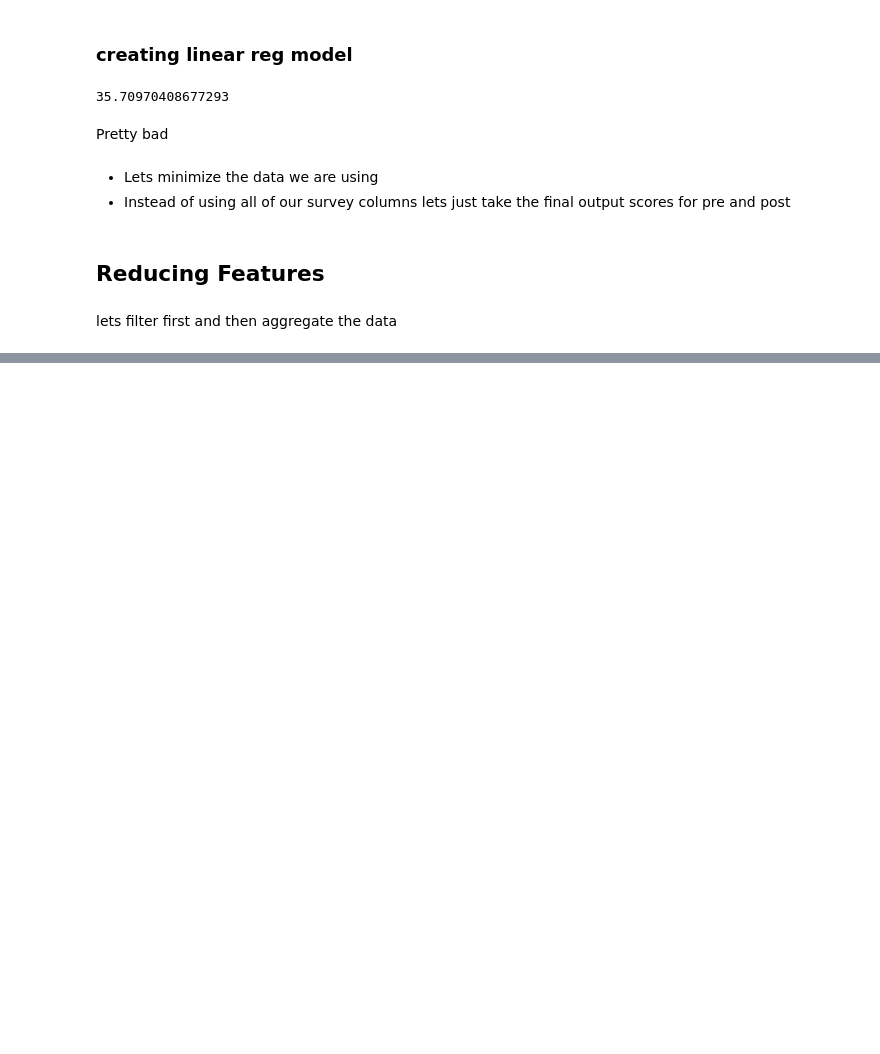
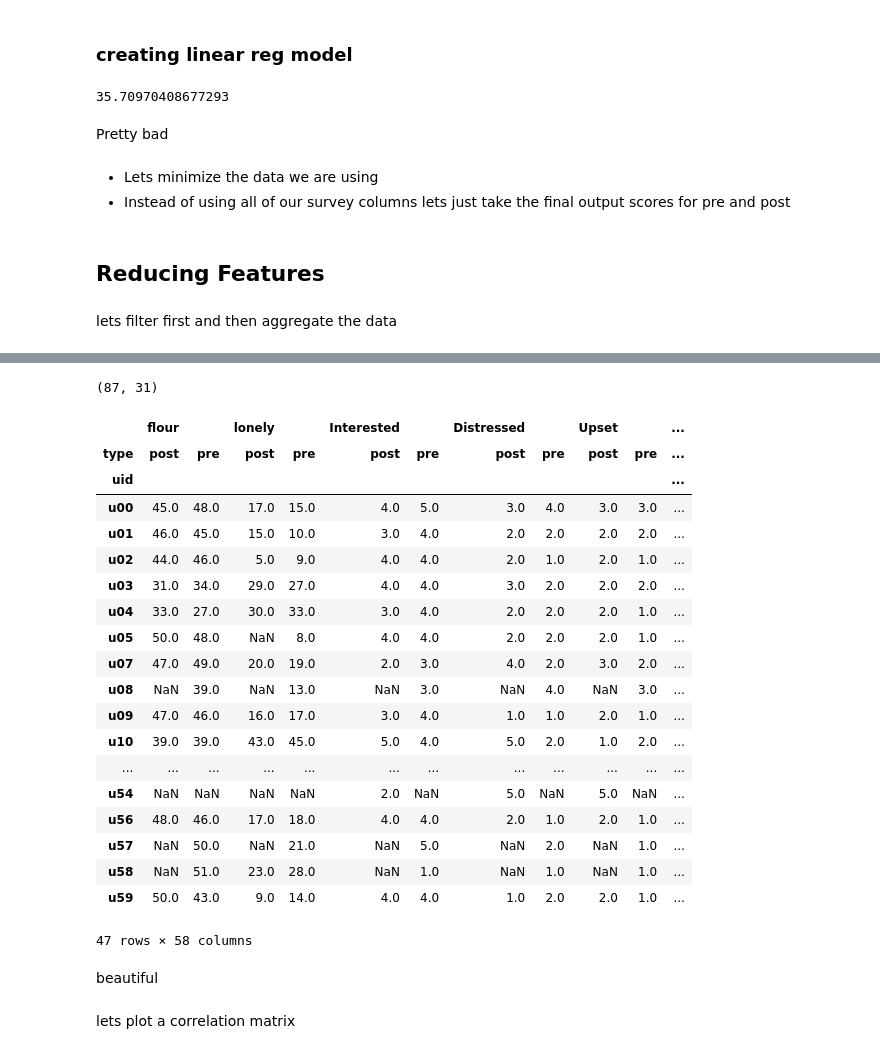
Before and after one commit to mkhash/Modelling-Student-Stress, a Jupyter notebook: code/EDA.ipynb, the cells around one changed output, grey strips where cells are left out. Cells and saved outputs as stored; diff of their text form; code cells hidden in the pictures; blank space fills up the shorter version.

```diff
--- a/code/EDA.ipynb
+++ b/code/EDA.ipynb
@@ -476,0 +505,3 @@ SyntaxError: unexpected EOF while parsing (<ipython-input-65-b4f194a0c645>, line
+# %%
+big_five_score = pd.read_csv(clean_path + 'big_five_scores_CLEAN.csv')
+big_five_score.head()
@@ -476,0 +515,4 @@ SyntaxError: unexpected EOF while parsing (<ipython-input-65-b4f194a0c645>, line
+# %%
+big_five_score.columns = ['uid', 'type', 'Extraversion', 'Agreeableness',
+                          'Conscientiousness', 'Neuroticism', 'Openness']
+big_five_score.head()
@@ -498,0 +562,3 @@ len(vr_12_df.columns[2:])
+# %%
+phq_9_tot = pd.read_csv(clean_path + 'phq_9_tot.csv', index_col = 0)
+phq_9_tot.head()
@@ -498,0 +572,37 @@ len(vr_12_df.columns[2:])
+# %%
+red_survey = flour_tot
+
+for i in [lonely_tot, panas_df, stress_tot, phq_9_tot, vr_score, big_five_score]:
+    red_survey = red_survey.merge(i, how = 'outer', on = ['uid', 'type'])
+# %%
+red_survey.shape
+# %% [output]
+(87, 31)
+# %%
+pivot_survey = red_survey.pivot(index = 'uid', columns = 'type')
+pivot_survey
+# %% [output]
+|  | flour |  | lonely |  | Interested |  | Distressed |  | Upset |  | ... |
+| type | post | pre | post | pre | post | pre | post | pre | post | pre | ... |
+| uid |  |  |  |  |  |  |  |  |  |  | ... |
+| u00 | 45.0 | 48.0 | 17.0 | 15.0 | 4.0 | 5.0 | 3.0 | 4.0 | 3.0 | 3.0 | ... |
+| u01 | 46.0 | 45.0 | 15.0 | 10.0 | 3.0 | 4.0 | 2.0 | 2.0 | 2.0 | 2.0 | ... |
+| u02 | 44.0 | 46.0 | 5.0 | 9.0 | 4.0 | 4.0 | 2.0 | 1.0 | 2.0 | 1.0 | ... |
+| u03 | 31.0 | 34.0 | 29.0 | 27.0 | 4.0 | 4.0 | 3.0 | 2.0 | 2.0 | 2.0 | ... |
+| u04 | 33.0 | 27.0 | 30.0 | 33.0 | 3.0 | 4.0 | 2.0 | 2.0 | 2.0 | 1.0 | ... |
+| u05 | 50.0 | 48.0 | NaN | 8.0 | 4.0 | 4.0 | 2.0 | 2.0 | 2.0 | 1.0 | ... |
+| u07 | 47.0 | 49.0 | 20.0 | 19.0 | 2.0 | 3.0 | 4.0 | 2.0 | 3.0 | 2.0 | ... |
+| u08 | NaN | 39.0 | NaN | 13.0 | NaN | 3.0 | NaN | 4.0 | NaN | 3.0 | ... |
+| u09 | 47.0 | 46.0 | 16.0 | 17.0 | 3.0 | 4.0 | 1.0 | 1.0 | 2.0 | 1.0 | ... |
+| u10 | 39.0 | 39.0 | 43.0 | 45.0 | 5.0 | 4.0 | 5.0 | 2.0 | 1.0 | 2.0 | ... |
+| ... | ... | ... | ... | ... | ... | ... | ... | ... | ... | ... | ... |
+| u54 | NaN | NaN | NaN | NaN | 2.0 | NaN | 5.0 | NaN | 5.0 | NaN | ... |
+| u56 | 48.0 | 46.0 | 17.0 | 18.0 | 4.0 | 4.0 | 2.0 | 1.0 | 2.0 | 1.0 | ... |
+| u57 | NaN | 50.0 | NaN | 21.0 | NaN | 5.0 | NaN | 2.0 | NaN | 1.0 | ... |
+| u58 | NaN | 51.0 | 23.0 | 28.0 | NaN | 1.0 | NaN | 1.0 | NaN | 1.0 | ... |
+| u59 | 50.0 | 43.0 | 9.0 | 14.0 | 4.0 | 4.0 | 1.0 | 2.0 | 2.0 | 1.0 | ... |
+47 rows × 58 columns
+# %% [markdown]
+beautiful
+# %% [markdown]
+lets plot a correlation matrix
```
Also changed, not shown: parts of 15 cells of this notebook, 1 other file.
